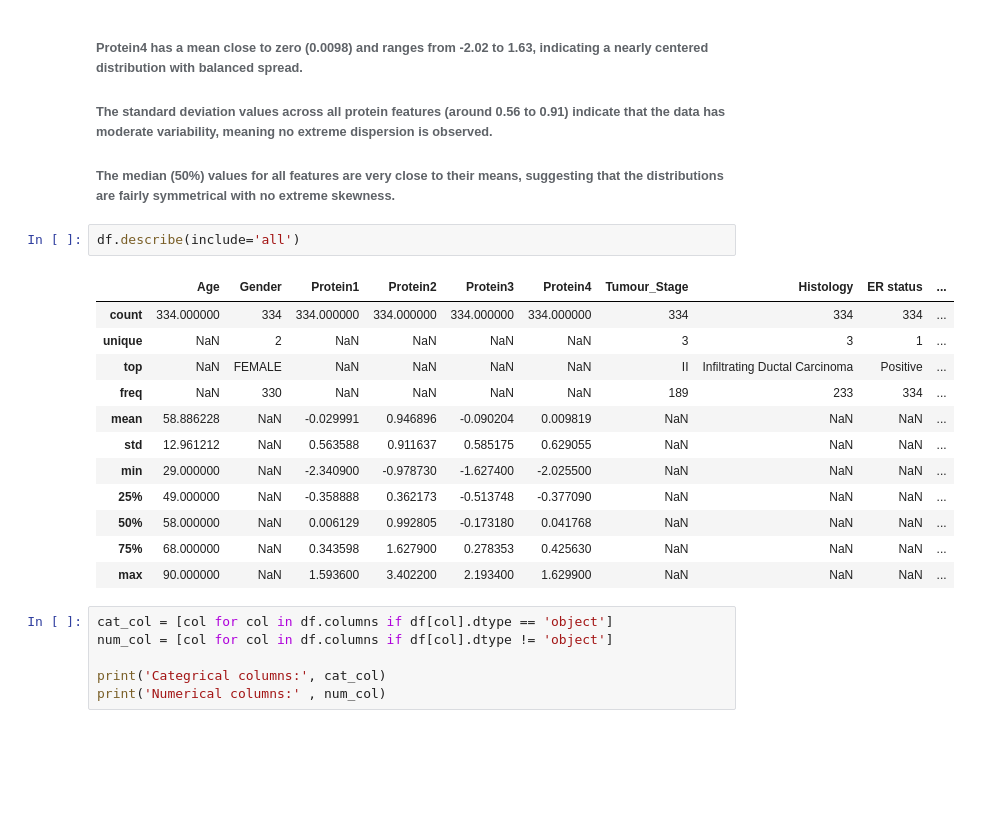
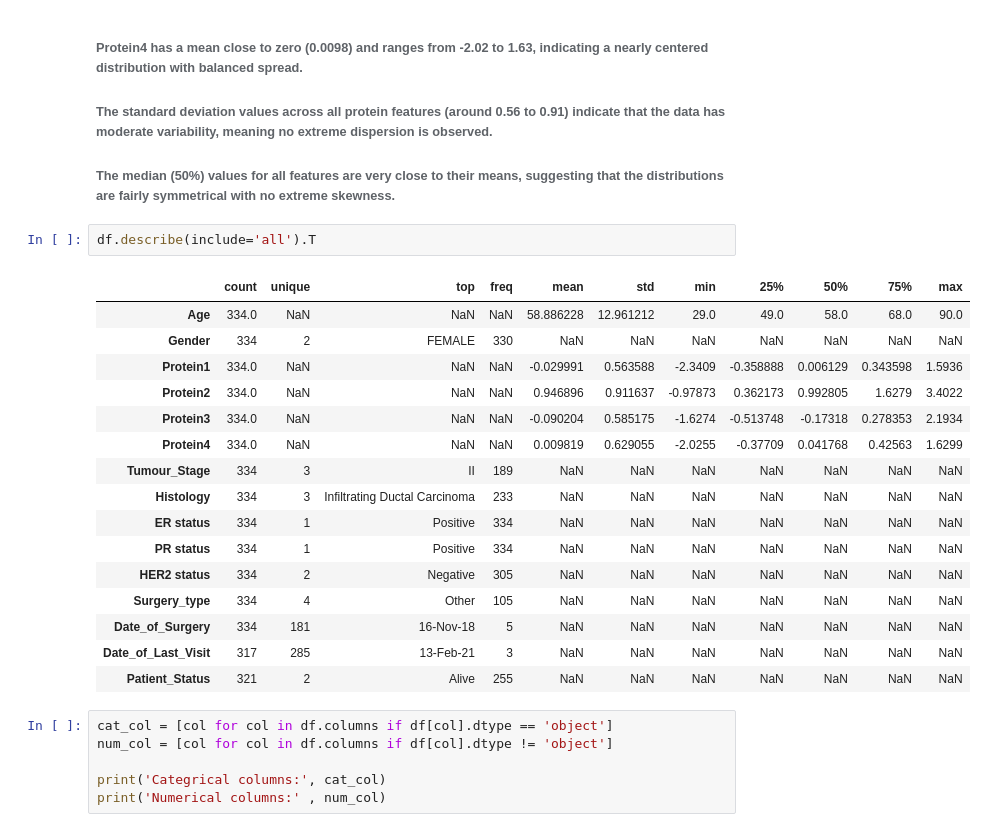
Before and after one commit to Priyanshi-Vishwakarma22/Breast_Cancer_Detection, a Jupyter notebook: notebook/Breast_cancer_EDA.ipynb, the cells around one changed output. Cells and saved outputs as stored; diff of their text form; blank space fills up the shorter version.

```diff
--- a/notebook/Breast_cancer_EDA.ipynb
+++ b/notebook/Breast_cancer_EDA.ipynb
@@ -94,20 +95,24 @@ df.describe()
 ###### The standard deviation values across all protein features (around 0.56 to 0.91) indicate that the data has moderate variability, meaning no extreme dispersion is observed.
 ###### The median (50%) values for all features are very close to their means, suggesting that the distributions are fairly symmetrical with no extreme skewness.
 # %%
-df.describe(include='all')
+df.describe(include='all').T
 # %% [output]
-|  | Age | Gender | Protein1 | Protein2 | Protein3 | Protein4 | Tumour_Stage | Histology | ER status | ... |
-| count | 334.000000 | 334 | 334.000000 | 334.000000 | 334.000000 | 334.000000 | 334 | 334 | 334 | ... |
-| unique | NaN | 2 | NaN | NaN | NaN | NaN | 3 | 3 | 1 | ... |
-| top | NaN | FEMALE | NaN | NaN | NaN | NaN | II | Infiltrating Ductal Carcinoma | Positive | ... |
-| freq | NaN | 330 | NaN | NaN | NaN | NaN | 189 | 233 | 334 | ... |
-| mean | 58.886228 | NaN | -0.029991 | 0.946896 | -0.090204 | 0.009819 | NaN | NaN | NaN | ... |
-| std | 12.961212 | NaN | 0.563588 | 0.911637 | 0.585175 | 0.629055 | NaN | NaN | NaN | ... |
-| min | 29.000000 | NaN | -2.340900 | -0.978730 | -1.627400 | -2.025500 | NaN | NaN | NaN | ... |
-| 25% | 49.000000 | NaN | -0.358888 | 0.362173 | -0.513748 | -0.377090 | NaN | NaN | NaN | ... |
-| 50% | 58.000000 | NaN | 0.006129 | 0.992805 | -0.173180 | 0.041768 | NaN | NaN | NaN | ... |
-| 75% | 68.000000 | NaN | 0.343598 | 1.627900 | 0.278353 | 0.425630 | NaN | NaN | NaN | ... |
-| max | 90.000000 | NaN | 1.593600 | 3.402200 | 2.193400 | 1.629900 | NaN | NaN | NaN | ... |
+|  | count | unique | top | freq | mean | std | min | 25% | 50% | 75% | max |
+| Age | 334.0 | NaN | NaN | NaN | 58.886228 | 12.961212 | 29.0 | 49.0 | 58.0 | 68.0 | 90.0 |
+| Gender | 334 | 2 | FEMALE | 330 | NaN | NaN | NaN | NaN | NaN | NaN | NaN |
+| Protein1 | 334.0 | NaN | NaN | NaN | -0.029991 | 0.563588 | -2.3409 | -0.358888 | 0.006129 | 0.343598 | 1.5936 |
+| Protein2 | 334.0 | NaN | NaN | NaN | 0.946896 | 0.911637 | -0.97873 | 0.362173 | 0.992805 | 1.6279 | 3.4022 |
+| Protein3 | 334.0 | NaN | NaN | NaN | -0.090204 | 0.585175 | -1.6274 | -0.513748 | -0.17318 | 0.278353 | 2.1934 |
+| Protein4 | 334.0 | NaN | NaN | NaN | 0.009819 | 0.629055 | -2.0255 | -0.37709 | 0.041768 | 0.42563 | 1.6299 |
+| Tumour_Stage | 334 | 3 | II | 189 | NaN | NaN | NaN | NaN | NaN | NaN | NaN |
+| Histology | 334 | 3 | Infiltrating Ductal Carcinoma | 233 | NaN | NaN | NaN | NaN | NaN | NaN | NaN |
+| ER status | 334 | 1 | Positive | 334 | NaN | NaN | NaN | NaN | NaN | NaN | NaN |
+| PR status | 334 | 1 | Positive | 334 | NaN | NaN | NaN | NaN | NaN | NaN | NaN |
+| HER2 status | 334 | 2 | Negative | 305 | NaN | NaN | NaN | NaN | NaN | NaN | NaN |
+| Surgery_type | 334 | 4 | Other | 105 | NaN | NaN | NaN | NaN | NaN | NaN | NaN |
+| Date_of_Surgery | 334 | 181 | 16-Nov-18 | 5 | NaN | NaN | NaN | NaN | NaN | NaN | NaN |
+| Date_of_Last_Visit | 317 | 285 | 13-Feb-21 | 3 | NaN | NaN | NaN | NaN | NaN | NaN | NaN |
+| Patient_Status | 321 | 2 | Alive | 255 | NaN | NaN | NaN | NaN | NaN | NaN | NaN |
 # %%
 cat_col = [col for col in df.columns if df[col].dtype == 'object']
 num_col = [col for col in df.columns if df[col].dtype != 'object']
```
Also changed, not shown: parts of 16 cells of this notebook, 12 other files.
